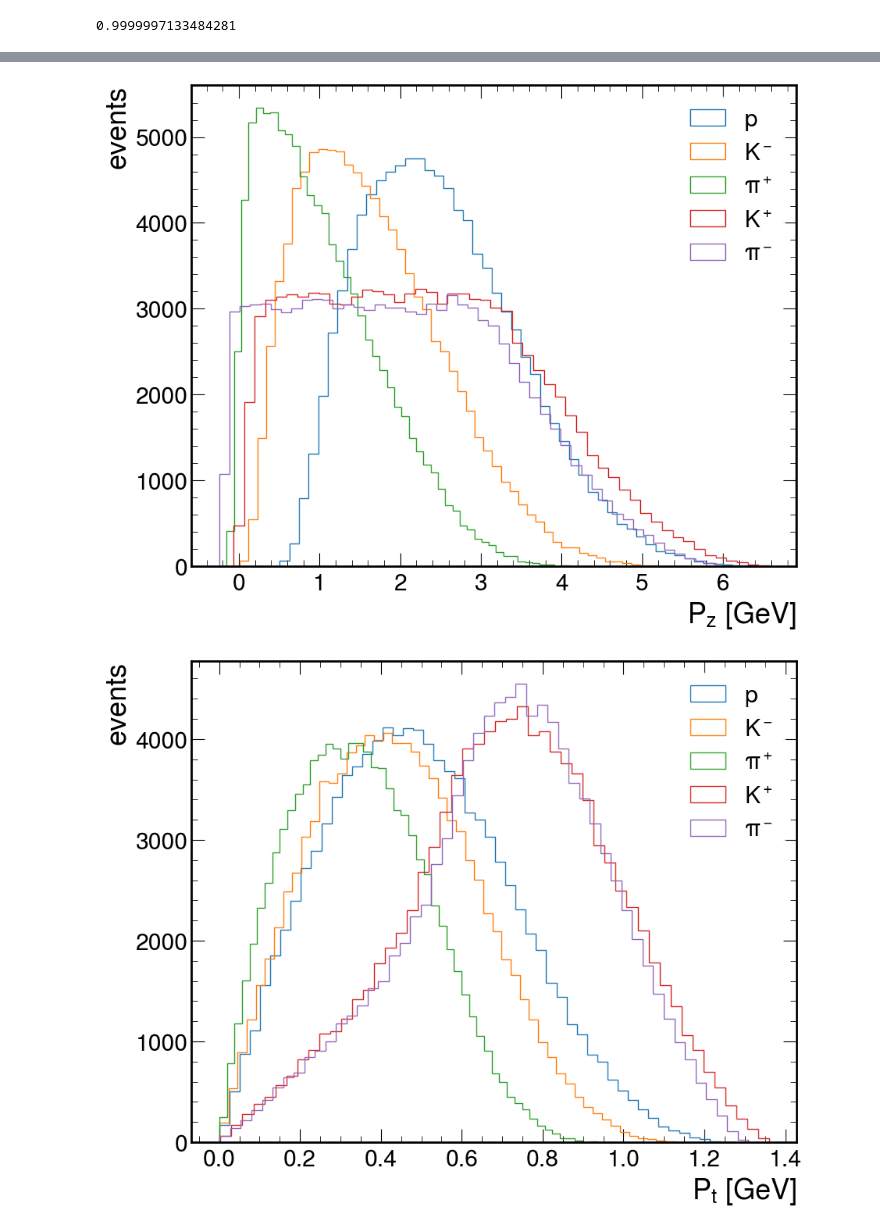
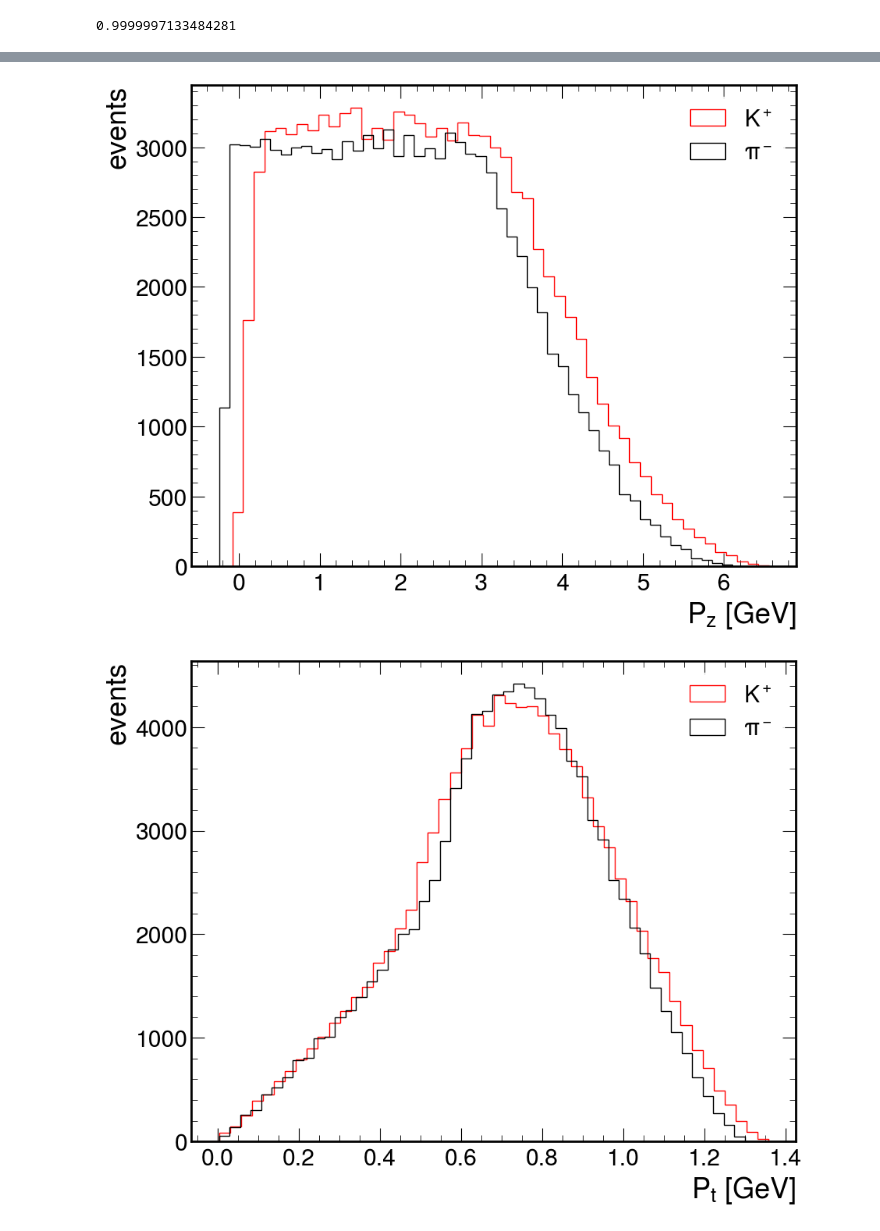
Before and after one commit to sebouh137/charm_studies, a Jupyter notebook: VertexTest.ipynb, the cells around one changed output, grey strips where cells are left out. Drawn from its saved outputs; the diff is of its cells as text; code cells hidden in the pictures.

```diff
--- a/VertexTest.ipynb
+++ b/VertexTest.ipynb
@@ -163,18 +238,27 @@ plt.show()
 # %%
-names="p Km pip Kp pim".split()
-texs="p $K^-$ $\\pi^+$ $K^+$ $\\pi^-$".split()
-for i in range(5):
-    plt.hist(df[f"{names[i]}_pz"], bins=50, histtype='step', label=texs[i])
+names="Kp pim".split()
+texs="$K^+$ $\\pi^-$".split()
+colors='rk'
+for i in range(2):
+    plt.hist(df[f"{names[i]}_pz"], bins=50, histtype='step', label=texs[i],color=colors[i])
 plt.xlabel("$P_z$ [GeV]")
 plt.ylabel("events")
 plt.legend()
+plt.savefig("images/Pz_daughters.pdf")
 plt.show()
-for i in range(5):
-    plt.hist(df.eval(f"sqrt({names[i]}_px**2+{names[i]}_py**2)"), bins=50, histtype='step', label=texs[i])
+for i in range(2):
+    plt.hist(df.eval(f"sqrt({names[i]}_px**2+{names[i]}_py**2)"), bins=50, histtype='step', label=texs[i],color=colors[i])
 plt.xlabel("$P_t$ [GeV]")
 plt.ylabel("events")
 plt.legend()
+plt.savefig("images/Pt_daughters.pdf")
 plt.show()
+for i in range(2):
+    plt.hist(df.eval(f"{names[i]}_theta*180/3.14159"), bins=50, histtype='step', label=texs[i],color=colors[i])
+plt.xlabel("$\\Theta$ [deg]")
+plt.ylabel("events")
+plt.legend()
+plt.show()
 # %% [output]
-[figure, old version]
+[figure, new version]
-[figure, old version]
+[figure, new version]
```
Also changed, not shown: parts of 16 cells of this notebook, 5 other files.
